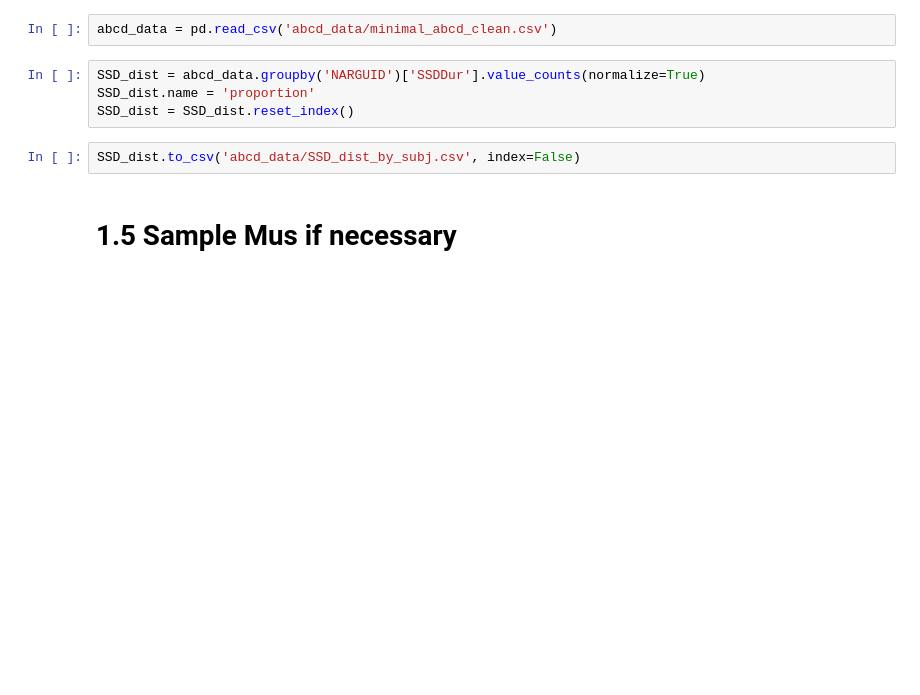
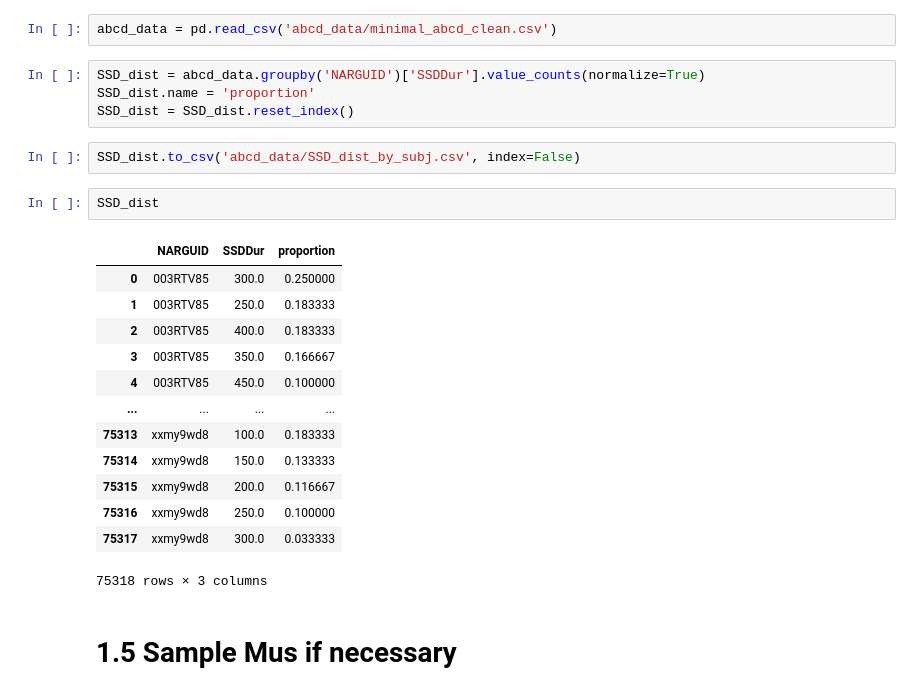
Before and after one commit to henrymj/ABCD_simulations, a Jupyter notebook: preprocess_ABCD_get_metrics.ipynb, the cells around one changed output. Saved outputs shown, nothing was run; the diff lists cells and outputs as text; blank space fills up the shorter version.

```diff
--- a/preprocess_ABCD_get_metrics.ipynb
+++ b/preprocess_ABCD_get_metrics.ipynb
@@ -233,5 +195,21 @@ SSD_dist.name = 'proportion'
 SSD_dist = SSD_dist.reset_index()
 # %%
 SSD_dist.to_csv('abcd_data/SSD_dist_by_subj.csv', index=False)
+# %%
+SSD_dist
+# %% [output]
+|  | NARGUID | SSDDur | proportion |
+| 0 | 003RTV85 | 300.0 | 0.250000 |
+| 1 | 003RTV85 | 250.0 | 0.183333 |
+| 2 | 003RTV85 | 400.0 | 0.183333 |
+| 3 | 003RTV85 | 350.0 | 0.166667 |
+| 4 | 003RTV85 | 450.0 | 0.100000 |
+| ... | ... | ... | ... |
+| 75313 | xxmy9wd8 | 100.0 | 0.183333 |
+| 75314 | xxmy9wd8 | 150.0 | 0.133333 |
+| 75315 | xxmy9wd8 | 200.0 | 0.116667 |
+| 75316 | xxmy9wd8 | 250.0 | 0.100000 |
+| 75317 | xxmy9wd8 | 300.0 | 0.033333 |
+75318 rows × 3 columns
 # %% [markdown]
 # 1.5 Sample Mus if necessary
```
Also changed, not shown: parts of 17 cells of this notebook, 2 other files.
